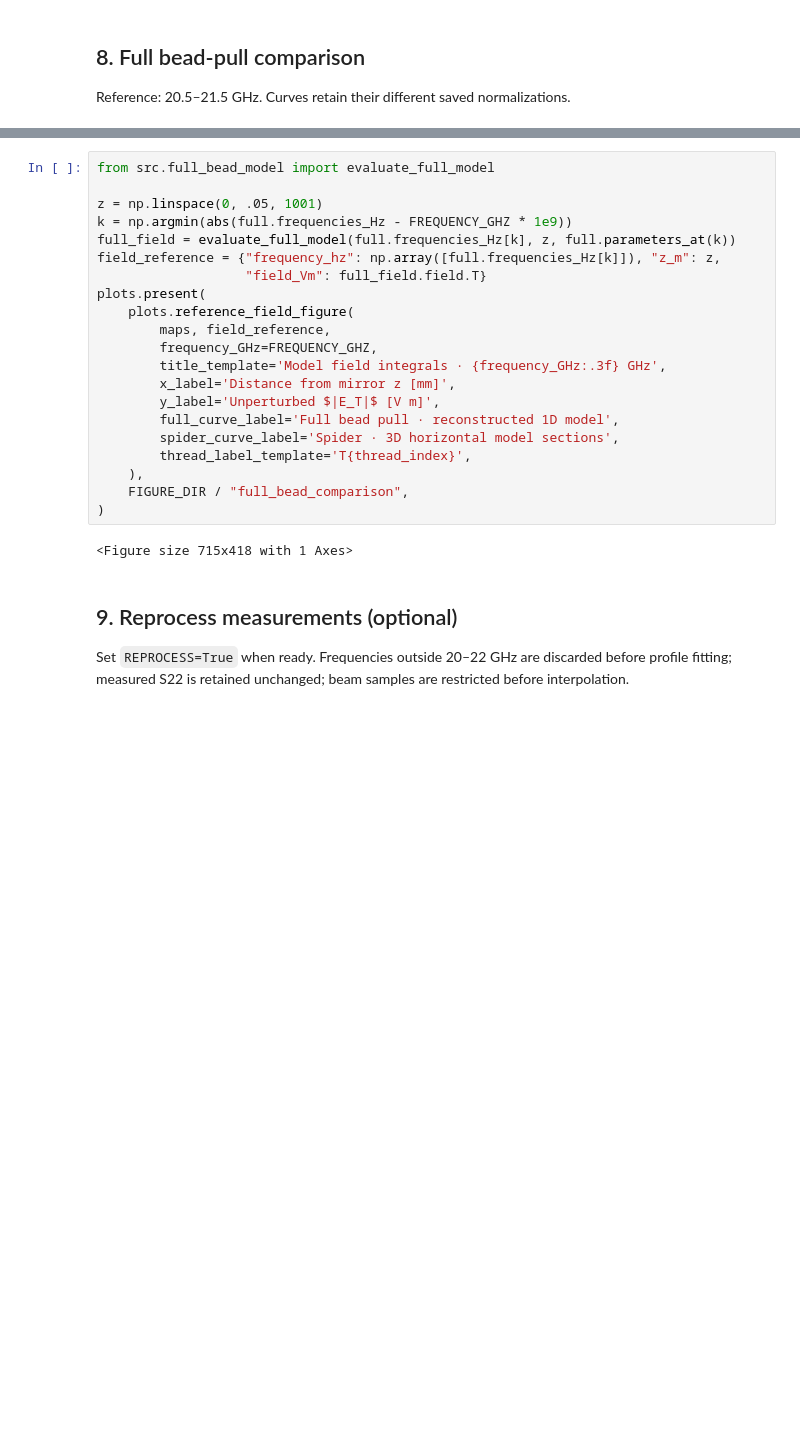
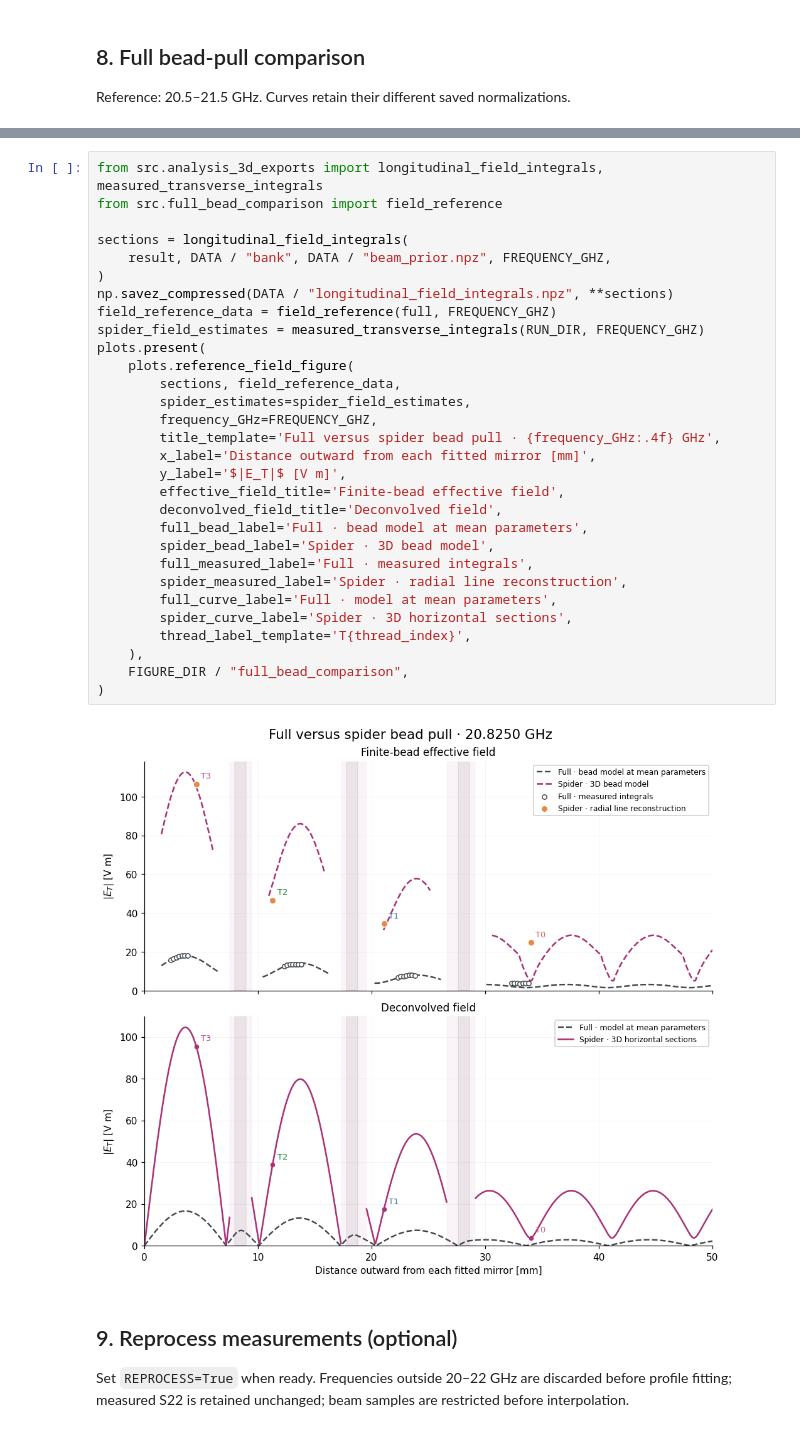
Before and after one commit to nabil-2/madmax-sbp, a Jupyter notebook: sbp_3d_analysis.ipynb, the cells around one changed output, grey strips where cells are left out. Saved outputs shown, nothing was run; the diff lists cells and outputs as text; blank space fills up the shorter version.

Commit message:
Match the 3D full-reference field comparison to the two-panel 1D view

```diff
--- a/sbp_3d_analysis.ipynb
+++ b/sbp_3d_analysis.ipynb
@@ -233,26 +233,35 @@ Model predictions at horizontal sections, in saved units.
 # %%
-from src.full_bead_model import evaluate_full_model
+from src.analysis_3d_exports import longitudinal_field_integrals, measured_transverse_integrals
+from src.full_bead_comparison import field_reference
 
-z = np.linspace(0, .05, 1001)
-k = np.argmin(abs(full.frequencies_Hz - FREQUENCY_GHZ * 1e9))
-full_field = evaluate_full_model(full.frequencies_Hz[k], z, full.parameters_at(k))
-field_reference = {"frequency_hz": np.array([full.frequencies_Hz[k]]), "z_m": z,
-                   "field_Vm": full_field.field.T}
+sections = longitudinal_field_integrals(
+    result, DATA / "bank", DATA / "beam_prior.npz", FREQUENCY_GHZ,
+)
+np.savez_compressed(DATA / "longitudinal_field_integrals.npz", **sections)
+field_reference_data = field_reference(full, FREQUENCY_GHZ)
+spider_field_estimates = measured_transverse_integrals(RUN_DIR, FREQUENCY_GHZ)
 plots.present(
     plots.reference_field_figure(
-        maps, field_reference,
+        sections, field_reference_data,
+        spider_estimates=spider_field_estimates,
         frequency_GHz=FREQUENCY_GHZ,
-        title_template='Model field integrals · {frequency_GHz:.3f} GHz',
-        x_label='Distance from mirror z [mm]',
-        y_label='Unperturbed $|E_T|$ [V m]',
-        full_curve_label='Full bead pull · reconstructed 1D model',
-        spider_curve_label='Spider · 3D horizontal model sections',
+        title_template='Full versus spider bead pull · {frequency_GHz:.4f} GHz',
+        x_label='Distance outward from each fitted mirror [mm]',
+        y_label='$|E_T|$ [V m]',
+        effective_field_title='Finite-bead effective field',
+        deconvolved_field_title='Deconvolved field',
+        full_bead_label='Full · bead model at mean parameters',
+        spider_bead_label='Spider · 3D bead model',
+        full_measured_label='Full · measured integrals',
+        spider_measured_label='Spider · radial line reconstruction',
+        full_curve_label='Full · model at mean parameters',
+        spider_curve_label='Spider · 3D horizontal sections',
         thread_label_template='T{thread_index}',
     ),
     FIGURE_DIR / "full_bead_comparison",
 )
 # %% [output]
-<Figure size 715x418 with 1 Axes>
+[figure, added]
 # %% [markdown]
 ## 9. Reprocess measurements (optional)
 
```
Also changed, not shown: parts of 2 cells of this notebook, 6 other files.
